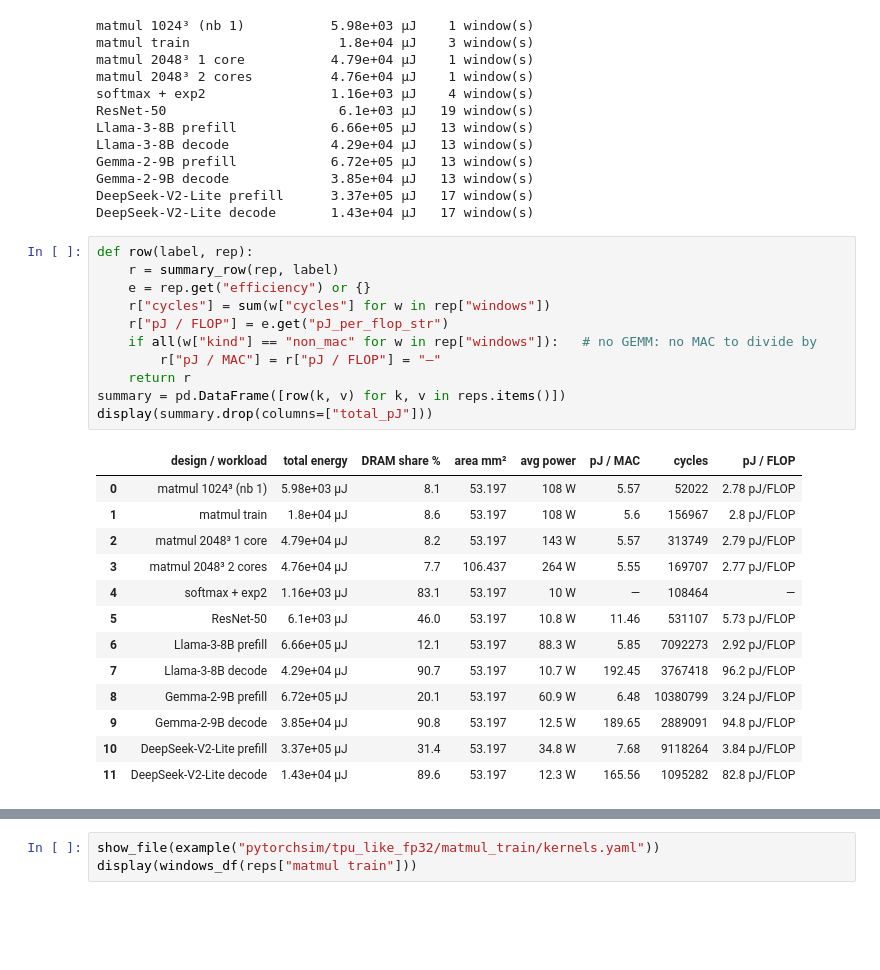
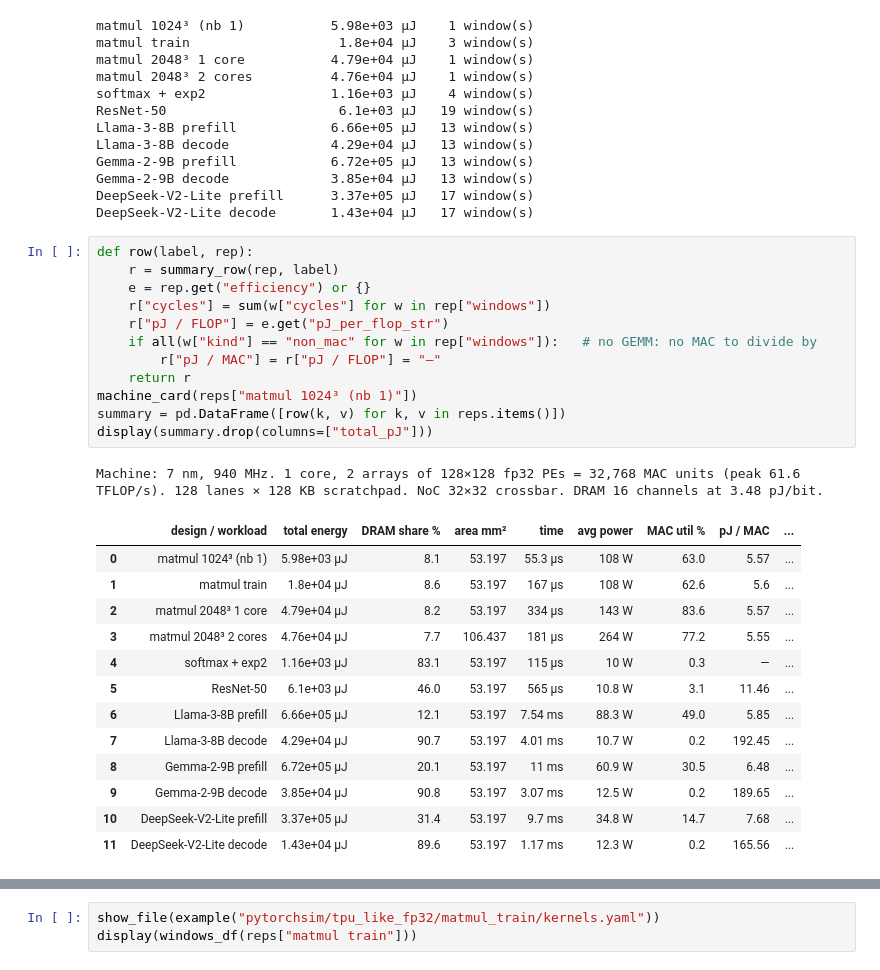
Before and after one commit to yonseicasl/NPUWattch, a Jupyter notebook: tutorial/hands_on/02_pytorchsim_workloads.ipynb, the cells around one changed output, grey strips where cells are left out. Saved outputs shown, nothing was run; the diff lists cells and outputs as text; blank space fills up the shorter version.

```diff
--- a/tutorial/hands_on/02_pytorchsim_workloads.ipynb
+++ b/tutorial/hands_on/02_pytorchsim_workloads.ipynb
@@ -115,28 +115,30 @@ DeepSeek-V2-Lite decode       1.43e+04 µJ   17 window(s)
 # %%
 def row(label, rep):
     r = summary_row(rep, label)
     e = rep.get("efficiency") or {}
     r["cycles"] = sum(w["cycles"] for w in rep["windows"])
     r["pJ / FLOP"] = e.get("pJ_per_flop_str")
     if all(w["kind"] == "non_mac" for w in rep["windows"]):   # no GEMM: no MAC to divide by
         r["pJ / MAC"] = r["pJ / FLOP"] = "—"
     return r
+machine_card(reps["matmul 1024³ (nb 1)"])
 summary = pd.DataFrame([row(k, v) for k, v in reps.items()])
 display(summary.drop(columns=["total_pJ"]))
 # %% [output]
+Machine: 7 nm, 940 MHz. 1 core, 2 arrays of 128×128 fp32 PEs = 32,768 MAC units (peak 61.6 TFLOP/s). 128 lanes × 128 KB scratchpad. NoC 32×32 crossbar. DRAM 16 channels at 3.48 pJ/bit.
-|  | design / workload | total energy | DRAM share % | area mm² | avg power | pJ / MAC | cycles | pJ / FLOP |
-| 0 | matmul 1024³ (nb 1) | 5.98e+03 µJ | 8.1 | 53.197 | 108 W | 5.57 | 52022 | 2.78 pJ/FLOP |
-| 1 | matmul train | 1.8e+04 µJ | 8.6 | 53.197 | 108 W | 5.6 | 156967 | 2.8 pJ/FLOP |
-| 2 | matmul 2048³ 1 core | 4.79e+04 µJ | 8.2 | 53.197 | 143 W | 5.57 | 313749 | 2.79 pJ/FLOP |
-| 3 | matmul 2048³ 2 cores | 4.76e+04 µJ | 7.7 | 106.437 | 264 W | 5.55 | 169707 | 2.77 pJ/FLOP |
-| 4 | softmax + exp2 | 1.16e+03 µJ | 83.1 | 53.197 | 10 W | — | 108464 | — |
-| 5 | ResNet-50 | 6.1e+03 µJ | 46.0 | 53.197 | 10.8 W | 11.46 | 531107 | 5.73 pJ/FLOP |
-| 6 | Llama-3-8B prefill | 6.66e+05 µJ | 12.1 | 53.197 | 88.3 W | 5.85 | 7092273 | 2.92 pJ/FLOP |
-| 7 | Llama-3-8B decode | 4.29e+04 µJ | 90.7 | 53.197 | 10.7 W | 192.45 | 3767418 | 96.2 pJ/FLOP |
-| 8 | Gemma-2-9B prefill | 6.72e+05 µJ | 20.1 | 53.197 | 60.9 W | 6.48 | 10380799 | 3.24 pJ/FLOP |
-| 9 | Gemma-2-9B decode | 3.85e+04 µJ | 90.8 | 53.197 | 12.5 W | 189.65 | 2889091 | 94.8 pJ/FLOP |
-| 10 | DeepSeek-V2-Lite prefill | 3.37e+05 µJ | 31.4 | 53.197 | 34.8 W | 7.68 | 9118264 | 3.84 pJ/FLOP |
-| 11 | DeepSeek-V2-Lite decode | 1.43e+04 µJ | 89.6 | 53.197 | 12.3 W | 165.56 | 1095282 | 82.8 pJ/FLOP |
+|  | design / workload | total energy | DRAM share % | area mm² | time | avg power | MAC util % | pJ / MAC | ... |
+| 0 | matmul 1024³ (nb 1) | 5.98e+03 µJ | 8.1 | 53.197 | 55.3 µs | 108 W | 63.0 | 5.57 | ... |
+| 1 | matmul train | 1.8e+04 µJ | 8.6 | 53.197 | 167 µs | 108 W | 62.6 | 5.6 | ... |
+| 2 | matmul 2048³ 1 core | 4.79e+04 µJ | 8.2 | 53.197 | 334 µs | 143 W | 83.6 | 5.57 | ... |
+| 3 | matmul 2048³ 2 cores | 4.76e+04 µJ | 7.7 | 106.437 | 181 µs | 264 W | 77.2 | 5.55 | ... |
+| 4 | softmax + exp2 | 1.16e+03 µJ | 83.1 | 53.197 | 115 µs | 10 W | 0.3 | — | ... |
+| 5 | ResNet-50 | 6.1e+03 µJ | 46.0 | 53.197 | 565 µs | 10.8 W | 3.1 | 11.46 | ... |
+| 6 | Llama-3-8B prefill | 6.66e+05 µJ | 12.1 | 53.197 | 7.54 ms | 88.3 W | 49.0 | 5.85 | ... |
+| 7 | Llama-3-8B decode | 4.29e+04 µJ | 90.7 | 53.197 | 4.01 ms | 10.7 W | 0.2 | 192.45 | ... |
+| 8 | Gemma-2-9B prefill | 6.72e+05 µJ | 20.1 | 53.197 | 11 ms | 60.9 W | 30.5 | 6.48 | ... |
+| 9 | Gemma-2-9B decode | 3.85e+04 µJ | 90.8 | 53.197 | 3.07 ms | 12.5 W | 0.2 | 189.65 | ... |
+| 10 | DeepSeek-V2-Lite prefill | 3.37e+05 µJ | 31.4 | 53.197 | 9.7 ms | 34.8 W | 14.7 | 7.68 | ... |
+| 11 | DeepSeek-V2-Lite decode | 1.43e+04 µJ | 89.6 | 53.197 | 1.17 ms | 12.3 W | 0.2 | 165.56 | ... |
 # %% [markdown]
 Keep the matmul of notebook 1 as the reference: 6.0 mJ, 2.8 pJ/FLOP, the
 systolic arrays at 91% of the energy and DRAM at 8%. That is what this NPU
```
Also changed, not shown: parts of 14 cells of this notebook, 43 other files.
